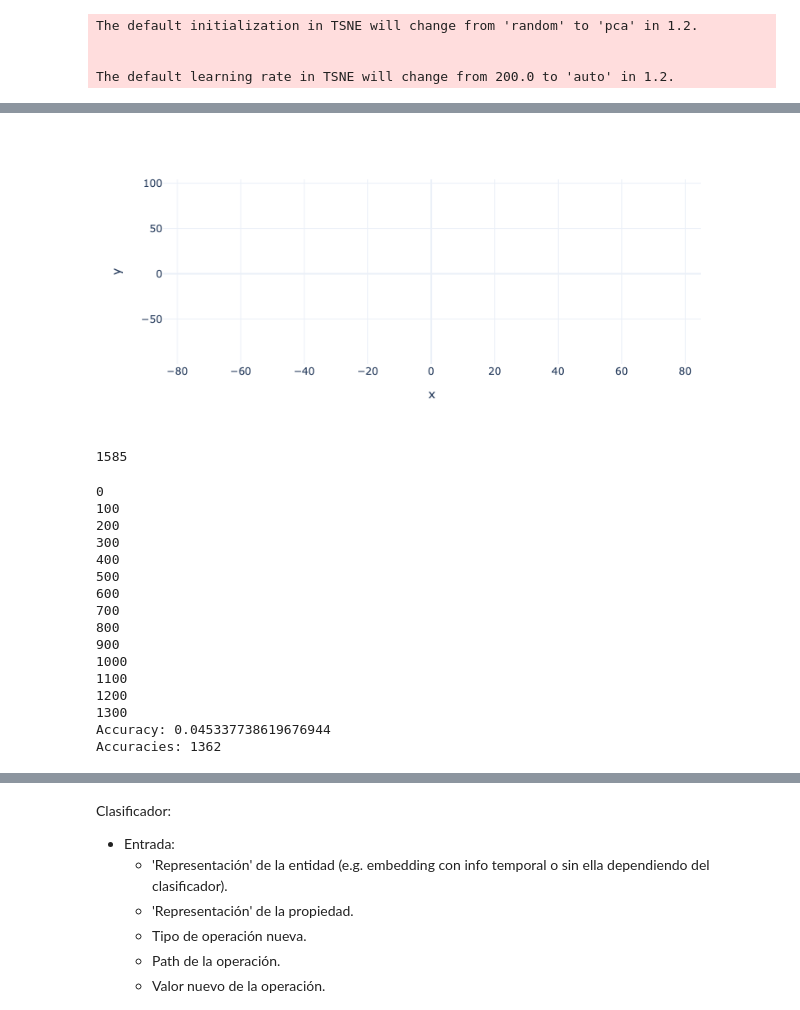
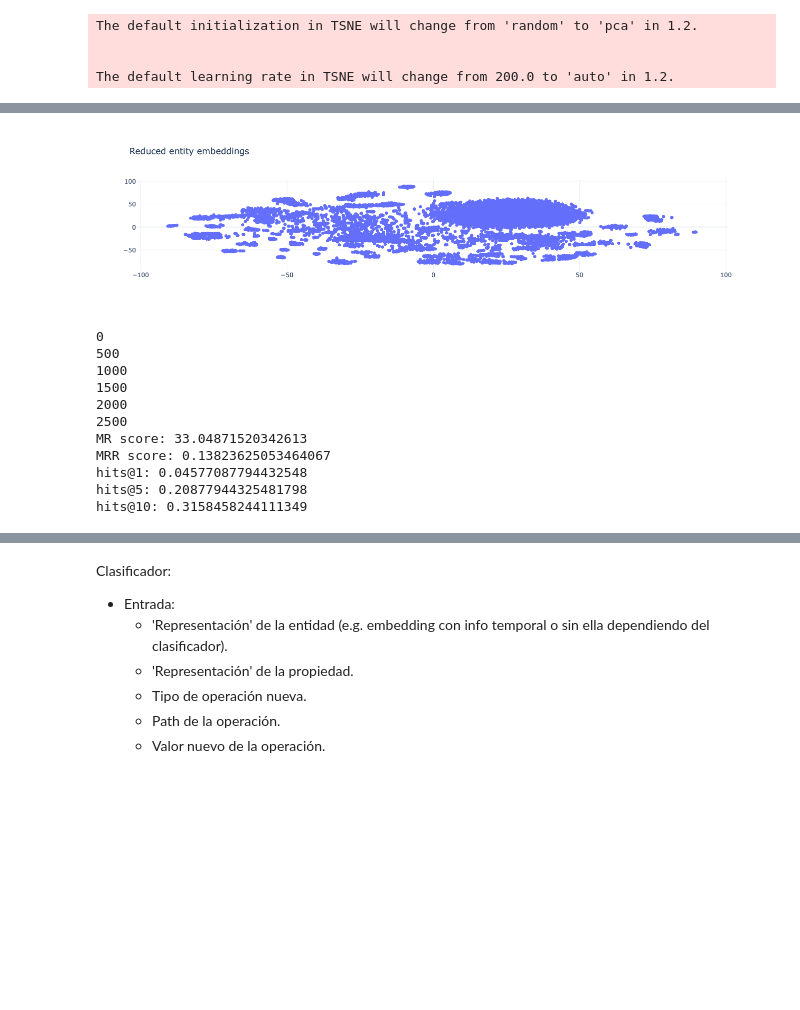
Before and after one commit to alejgh/wikidata-edithist-refinement, a Jupyter notebook: notebooks/3_Edit_History_Systems.ipynb, the cells around one changed output, grey strips where cells are left out. Saved outputs shown, nothing was run; the diff lists cells and outputs as text; code cells hidden in the pictures; blank space fills up the shorter version.

```diff
--- a/notebooks/3_Edit_History_Systems.ipynb
+++ b/notebooks/3_Edit_History_Systems.ipynb
@@ -544,0 +623,6 @@ len(filtered_entities)
+# %%
+for e in filtered_entities:
+    if e not in w2v._model.wv:
+        filtered_entities.remove(e)
+
+len(filtered_entities)
@@ -548,15 +634,16 @@ from pyrdf2vec.embedders import Word2Vec
 from pyrdf2vec.walkers import RandomWalker
 import numpy as np
 
-w2v = Word2Vec(vector_size=50)
-w2v._model.epochs = 10
+w2v = Word2Vec(vector_size=100)
+w2v._model.epochs = 50
 
 transformer = RDF2VecTransformer(
     w2v,
     # Extract a maximum of 40 walks of a maximum depth of 5 for each entity
     # using two processes and use a random state to ensure that the same walks
     # are generated for the entities.
-    walkers=[RandomWalker(5, 40, n_jobs=10, random_state=RANDOM_SEED)],
+    walkers=[RandomWalker(5, None, with_reverse=500, n_jobs=14, random_state=RANDOM_SEED)],
     verbose=1)
+
 walk_embeddings, literals = transformer.fit_transform(kg, entities)
 print(len(entities), np.array(walk_embeddings).shape)
@@ -568,0 +669,2 @@ print(f"Embeddings of {literals[0]}: {embeddings[0][:5]}")
+# %%
+entity_2_embeddings = train_embeddings(kg, entities, vec_size=100, epochs=50, max_depth=5, max_walks=50, with_reverse=False, random_state=RANDOM_SEED)
@@ -583,0 +691,7 @@ The default learning rate in TSNE will change from 200.0 to 'auto' in 1.2.
+# %%
+human_class = [c for c in top_classes if c.qid == 'Q5'][0]
+
+mountain_class = [c for c in top_classes if c.qid == 'Q8502'][0]
+
+country_class = [c for c in top_classes if c.qid == 'Q6256'][0]
+#mountain_instances =
@@ -584,8 +749,23 @@ The default learning rate in TSNE will change from 200.0 to 'auto' in 1.2.
 # %%
-import plotly.express as px
+import plotly.graph_objects as go
 
-fig = px.scatter(x=reduced_embeddings[:, 0], y=reduced_embeddings[:, 1])
+x = []
+y = []
+z = []
+for idx, entity in enumerate(entities):
+    emb = reduced_embeddings[idx]
+    x.append(emb[0])
+    y.append(emb[1])
+    #entity_qid = entity.split('/')[-1]
+    #z.append(get_name_of_props([entity_qid]))
+    z.append(entity)
+fig = go.Figure(data=go.Scatter(x=x,
+                                y=y,
+                                mode='markers',
+                                text=z)) # hover text goes here
+
+fig.update_layout(title='Reduced entity embeddings')
 fig.show()
 # %% [output]
-[figure, old version]
+[figure, new version]
 # %%
@@ -660,5 +832 @@ system_a_dynamic_supervised = system_a_supervised_dynamic(walk_embeddings, train
-# %%
-len(get_dynamic_training_entities(train_graph_dynamic, test_graph_static))
-# %% [output]
-1585
 # %%
@@ -709,21 +884,16 @@ def test_system_a(model, train_graph_dynamic, test_graph_static, embeddings, all
 classes = [str(s) for s in train_graph_static.subjects(RDF.type, uo.kg_class)]
 
 test_system_a(system_a_dynamic_supervised,train_graph_dynamic,
-              test_graph_static,walk_embeddings, entities, classes)
+              test_graph_static,entity_2_embeddings, classes)
 # %% [output]
 0
-100
-200
-300
-400
 500
-600
-700
-800
-900
 1000
-1100
-1200
-1300
-Accuracy: 0.045337738619676944
-Accuracies: 1362
+1500
+2000
+2500
+MR score: 33.04871520342613
+MRR score: 0.13823625053464067
+hits@1: 0.04577087794432548
+hits@5: 0.20877944325481798
+hits@10: 0.3158458244111349
```
Also changed, not shown: parts of 27 cells of this notebook.
